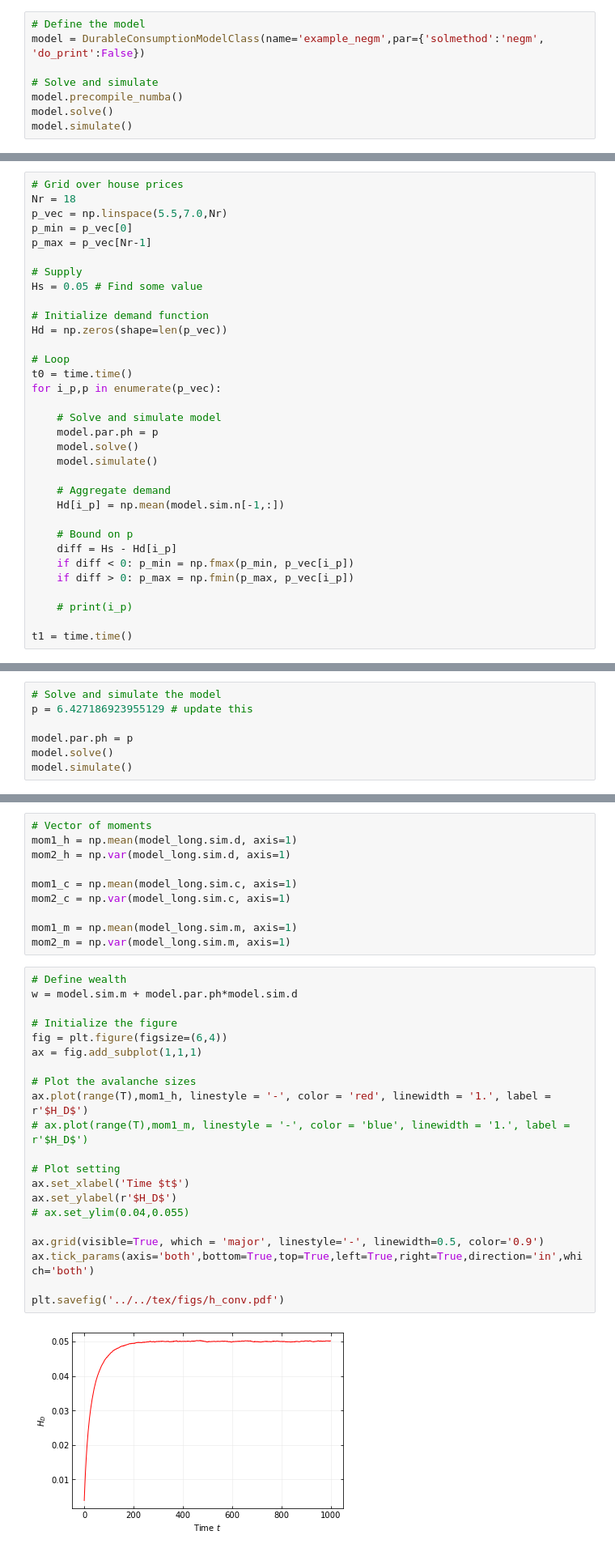
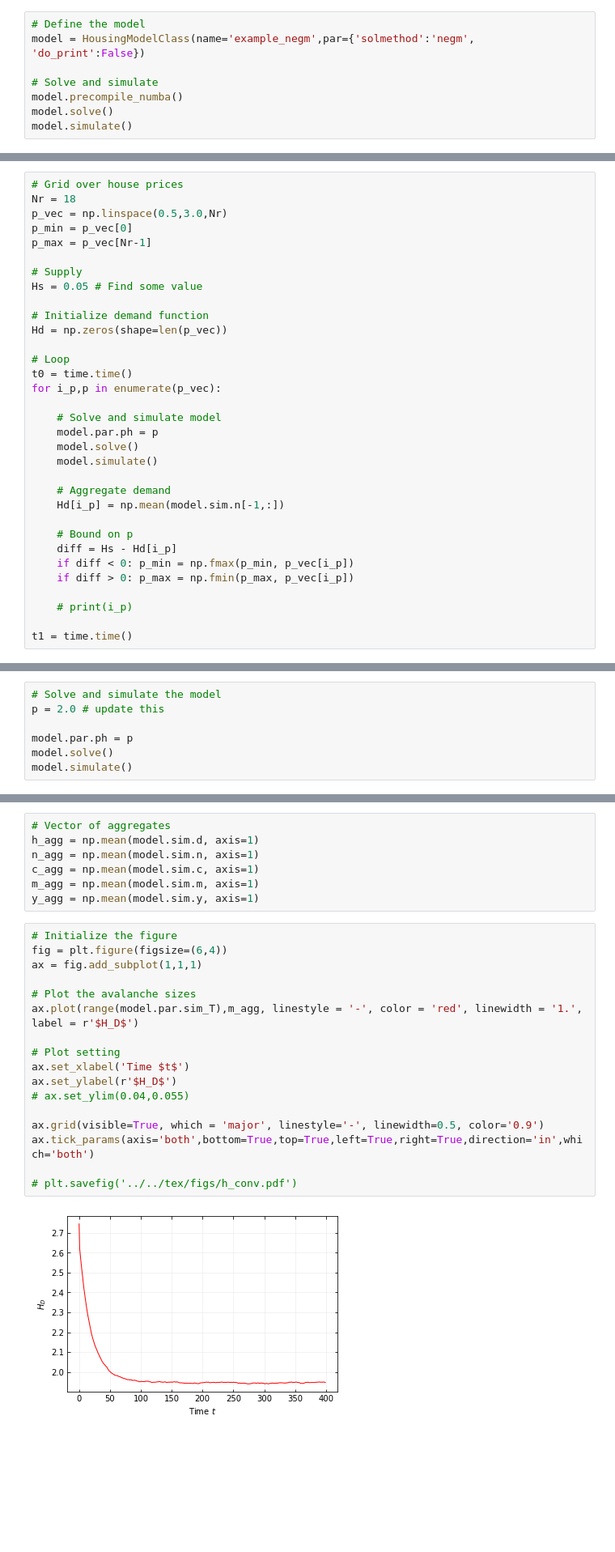
Before and after one commit to madsankern/MA_thesis, a Jupyter notebook: 00 - Stationary.ipynb, the cells around one changed output, grey strips where cells are left out. Shown at 81% size. Cells and saved outputs as stored; diff of their text form; blank space fills up the shorter version.

```diff
--- a/00 - Stationary.ipynb
+++ b/00 - Stationary.ipynb
@@ -27,7 +26,7 @@ nb.set_num_threads(4)
 Run the model for the first time here
 # %%
 # Define the model
-model = DurableConsumptionModelClass(name='example_negm',par={'solmethod':'negm', 'do_print':False})
+model = HousingModelClass(name='example_negm',par={'solmethod':'negm', 'do_print':False})
 
 # Solve and simulate
 model.precompile_numba()
@@ -40,7 +39,7 @@ Find demand curve over a grid of house prices
 # %%
 # Grid over house prices
 Nr = 18
-p_vec = np.linspace(5.5,7.0,Nr)
+p_vec = np.linspace(0.5,3.0,Nr)
 p_min = p_vec[0]
 p_max = p_vec[Nr-1]
 
@@ -132,7 +140,7 @@ Plot the **policy functions** and **stationary distributions** from the model.
 Also illustrate convergence of the distributions
 # %%
 # Solve and simulate the model
-p = 6.427186923955129 # update this
+p = 2.0 # update this
 
 model.par.ph = p
 model.solve()
@@ -269,33 +270,26 @@ model_long.simulate()
 # %%
-# Vector of moments
-mom1_h = np.mean(model_long.sim.d, axis=1)
-mom2_h = np.var(model_long.sim.d, axis=1)
-
-mom1_c = np.mean(model_long.sim.c, axis=1)
-mom2_c = np.var(model_long.sim.c, axis=1)
-
-mom1_m = np.mean(model_long.sim.m, axis=1)
-mom2_m = np.var(model_long.sim.m, axis=1)
+# Vector of aggregates
+h_agg = np.mean(model.sim.d, axis=1)
+n_agg = np.mean(model.sim.n, axis=1)
+c_agg = np.mean(model.sim.c, axis=1)
+m_agg = np.mean(model.sim.m, axis=1)
+y_agg = np.mean(model.sim.y, axis=1)
 # %%
-# Define wealth
-w = model.sim.m + model.par.ph*model.sim.d
-
 # Initialize the figure
 fig = plt.figure(figsize=(6,4))
 ax = fig.add_subplot(1,1,1)
 
 # Plot the avalanche sizes
-ax.plot(range(T),mom1_h, linestyle = '-', color = 'red', linewidth = '1.', label = r'$H_D$')
-# ax.plot(range(T),mom1_m, linestyle = '-', color = 'blue', linewidth = '1.', label = r'$H_D$')
+ax.plot(range(model.par.sim_T),m_agg, linestyle = '-', color = 'red', linewidth = '1.', label = r'$H_D$')
 
 # Plot setting
 ax.set_xlabel('Time $t$')
 ax.set_ylabel(r'$H_D$')
 # ax.set_ylim(0.04,0.055)
 
 ax.grid(visible=True, which = 'major', linestyle='-', linewidth=0.5, color='0.9')
 ax.tick_params(axis='both',bottom=True,top=True,left=True,right=True,direction='in',which='both')
 
-plt.savefig('../../tex/figs/h_conv.pdf')
+# plt.savefig('../../tex/figs/h_conv.pdf')
 # %% [output]
-[figure, old version]
+[figure, new version]
```
Also changed, not shown: parts of 37 cells of this notebook, 1 other file.
